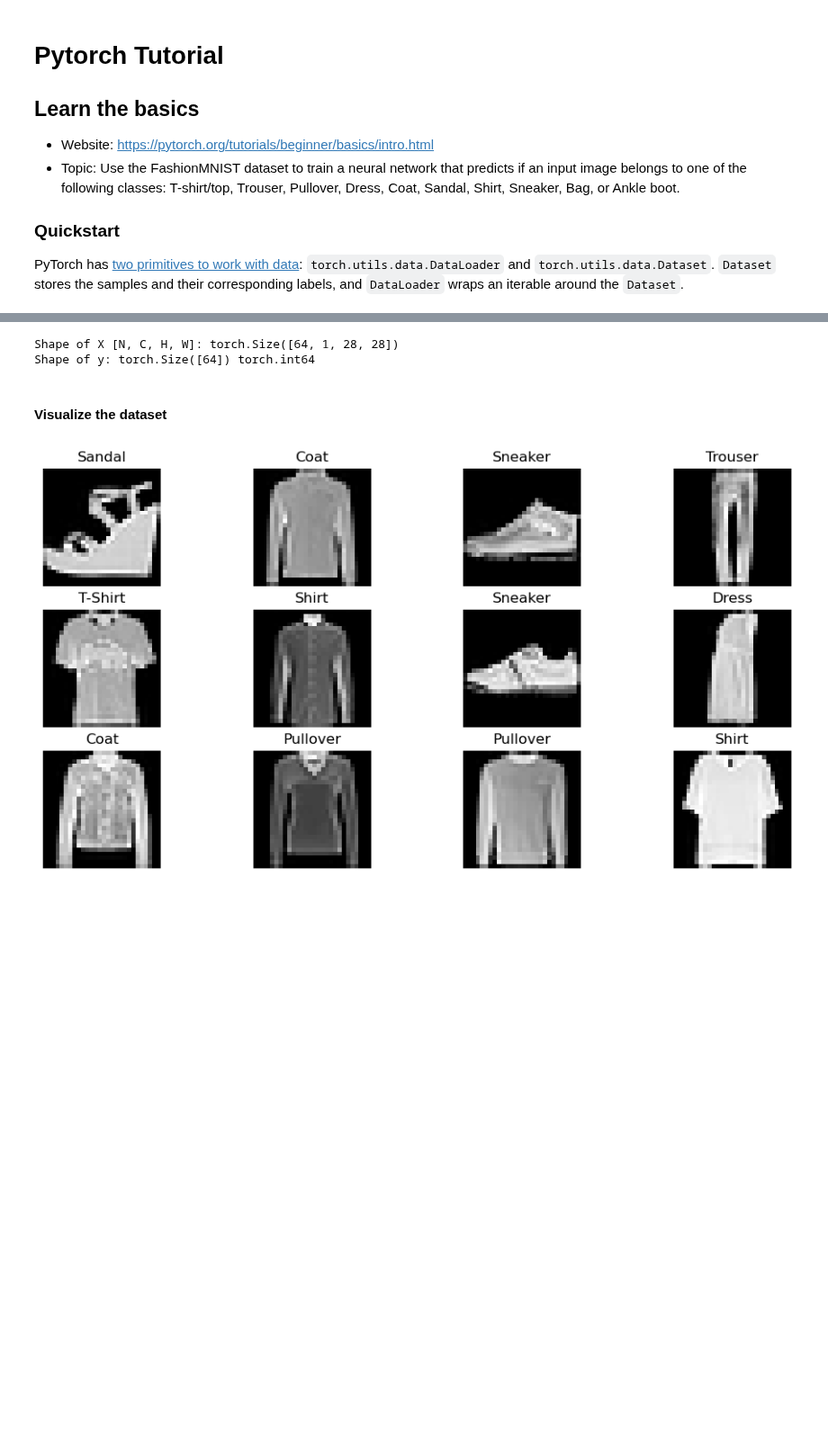
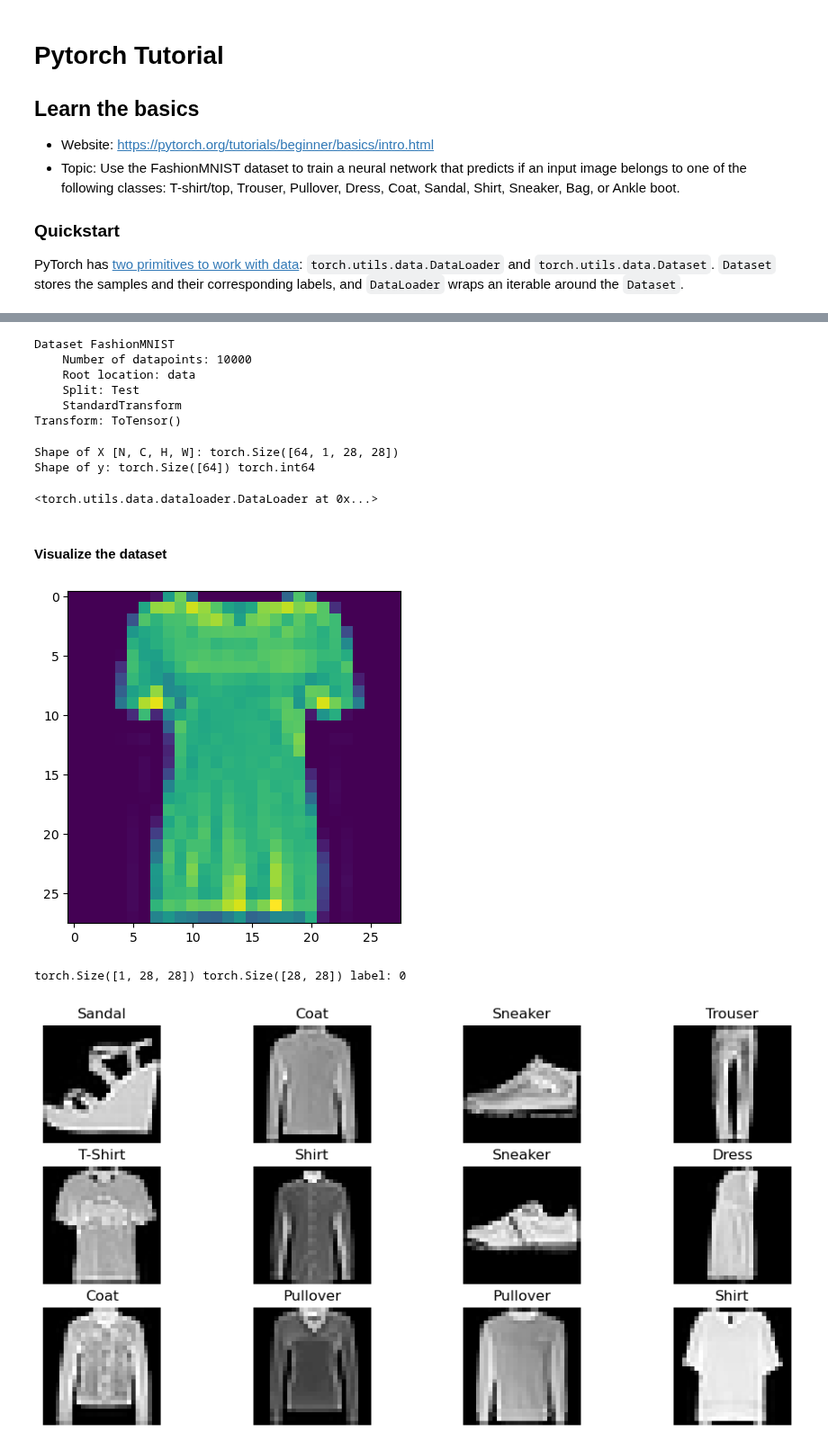
Before and after one commit to stephanyvargas/Learning_DataScience, a Jupyter notebook: Pytorch/Pytorch_Tutorial.ipynb, the cells around one changed output, grey strips where cells are left out. Shown at 90% size. Saved outputs shown, nothing was run; the diff lists cells and outputs as text; code cells hidden in the pictures; blank space fills up the shorter version.

Commit message:
trained and test model

```diff
--- a/Pytorch/Pytorch_Tutorial.ipynb
+++ b/Pytorch/Pytorch_Tutorial.ipynb
@@ -36,6 +45,15 @@ test_data = datasets.FashionMNIST(
     download=True,
     transform=ToTensor(),
 )
+# %%
+test_data
+# %% [output]
+Dataset FashionMNIST
+    Number of datapoints: 10000
+    Root location: data
+    Split: Test
+    StandardTransform
+Transform: ToTensor()
 # %%
 '''
 We pass the Dataset as an argument to DataLoader. This wraps an iterable over our dataset,
@@ -57,8 +75,23 @@ for X, y in test_dataloader:
 # %% [output]
 Shape of X [N, C, H, W]: torch.Size([64, 1, 28, 28])
 Shape of y: torch.Size([64]) torch.int64
+# %%
+test_dataloader
+# %% [output]
+<torch.utils.data.dataloader.DataLoader at 0x...>
 # %% [markdown]
 #### Visualize the dataset
+# %%
+import matplotlib.pyplot as plt
+
+image, label = training_data[10]
+plt.imshow(image.squeeze(), cmap="viridis")
+plt.show()
+
+print(image.shape, image.squeeze().shape, 'label:', label)
+# %% [output]
+[figure, added]
+torch.Size([1, 28, 28]) torch.Size([28, 28]) label: 0
 # %%
 import matplotlib.pyplot as plt
 
```
Also changed, not shown: parts of 12 cells of this notebook.
